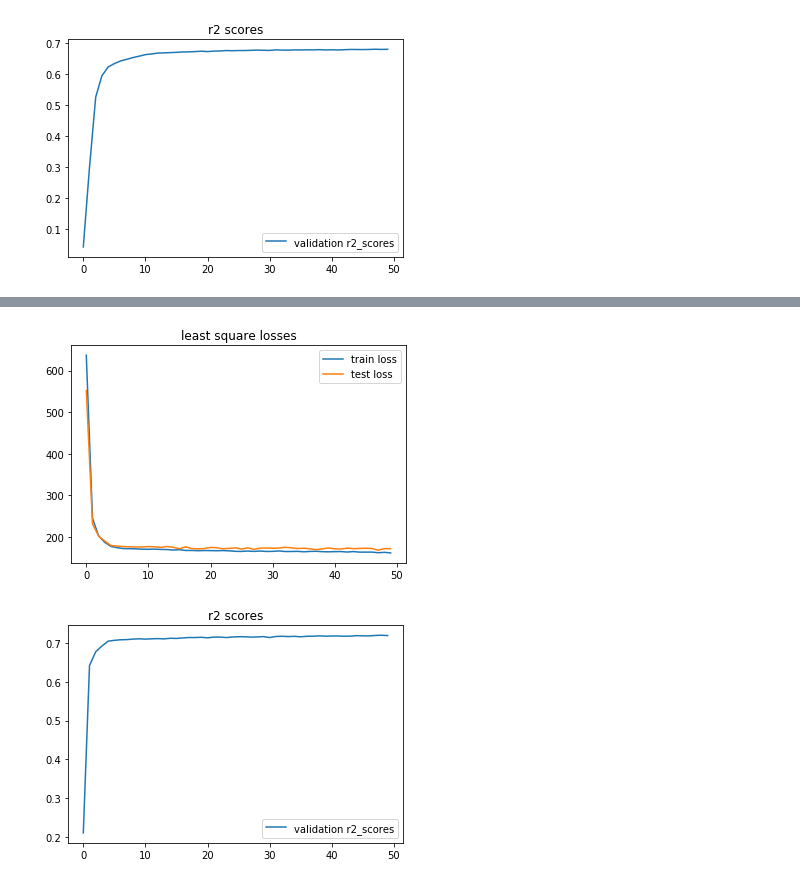
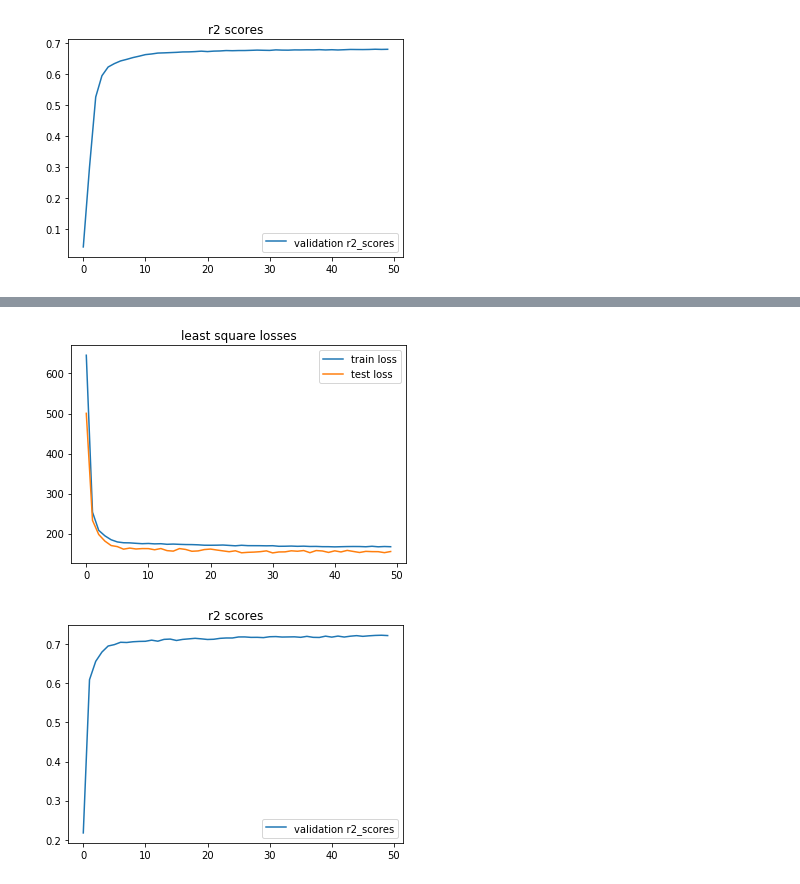
Before and after one commit to leedtan/LeeTanData, a Jupyter notebook: HousePrice/House_Predictions.ipynb, the cells around one changed output, grey strips where cells are left out. Drawn from its saved outputs; the diff is of its cells as text; code cells hidden in the pictures.

```diff
--- a/HousePrice/House_Predictions.ipynb
+++ b/HousePrice/House_Predictions.ipynb
@@ -189,5 +185,5 @@ epoch: 90 train loss:  173.82378 val loss:  187.18645 r2_score: 0.67817663648656
 
 model = Model(n_features, layer_sizes=[64, 64])
 model.train(X, Y, sold, epochs=100)
-model.visualize('one_hidden_layer')
+model.visualize('two_hidden_layers')
 # %% [output]
@@ -204,2 +200,2 @@ epoch: 90 train loss:  163.11627 val loss:  172.55807 r2_score: 0.71870496651901
-[figure, old version]
+[figure, new version]
-[figure, old version]
+[figure, new version]
```
Also changed, not shown: parts of 2 cells of this notebook.
